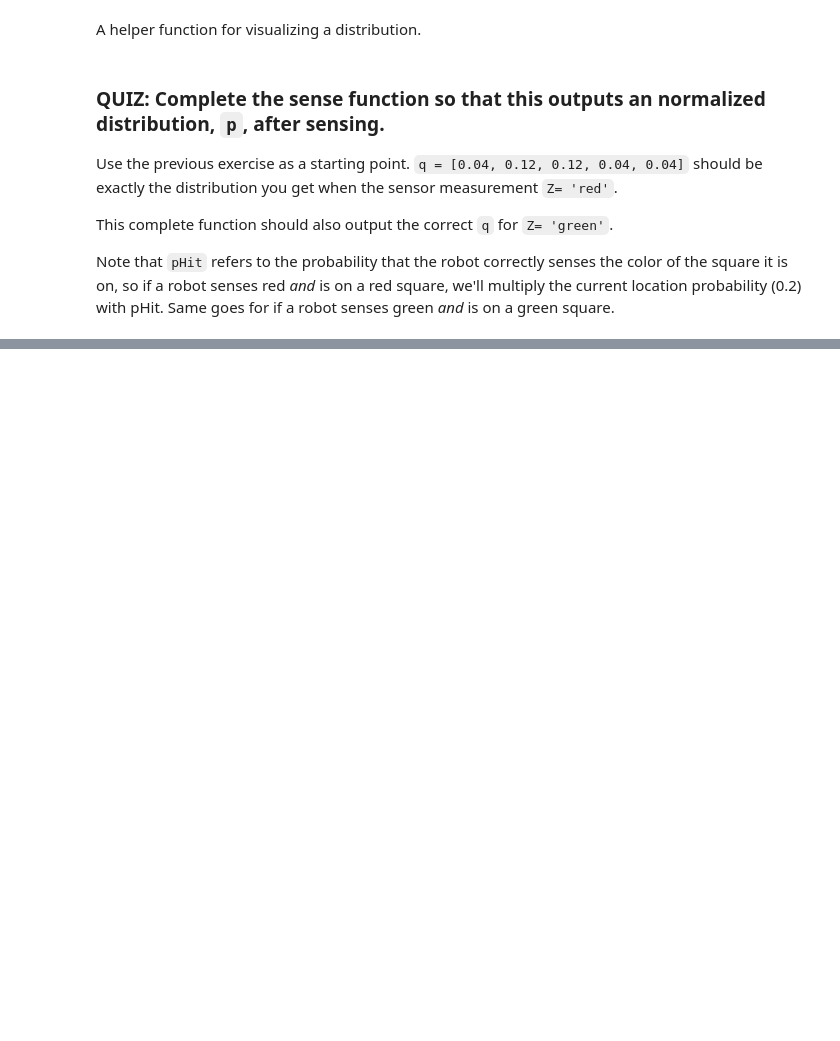
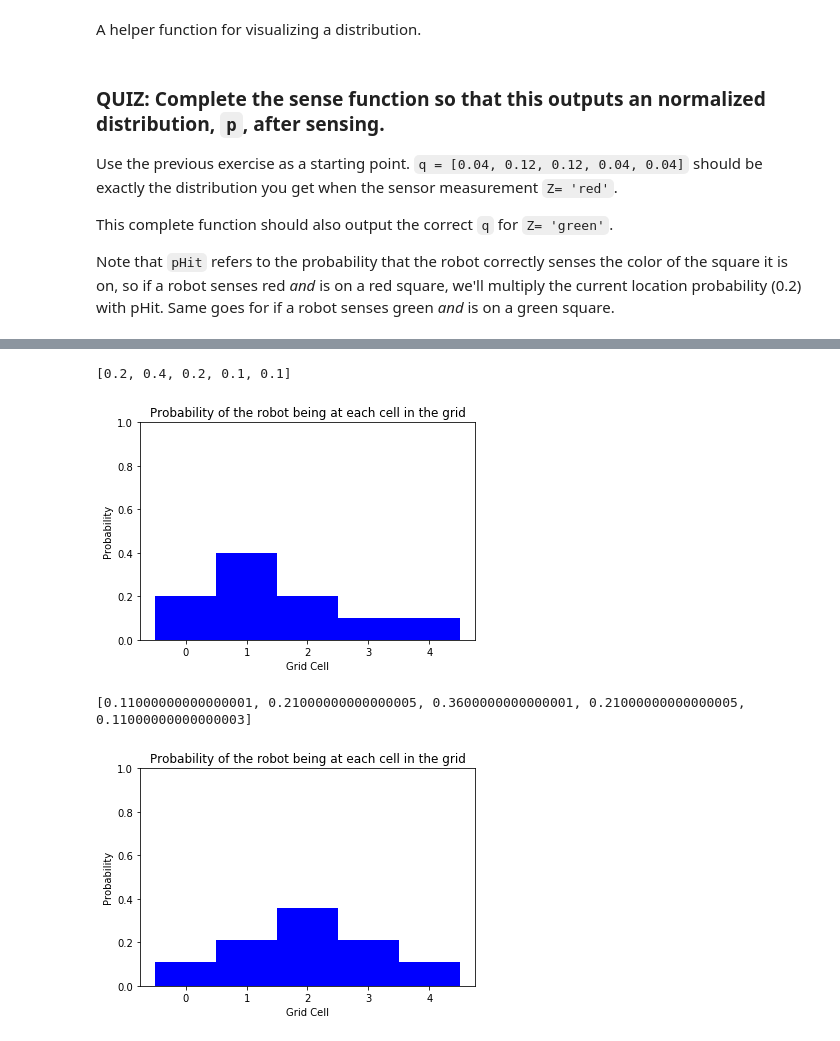
Before and after one commit to fatmirboja/object-tracking, a Jupyter notebook: 1d-robot-world/1. Sense Function.ipynb, the cells around one changed output, grey strips where cells are left out. Drawn from its saved outputs; the diff is of its cells as text; code cells hidden in the pictures; blank space fills up the shorter version.

```diff
--- a/1d-robot-world/1. Sense Function.ipynb
+++ b/1d-robot-world/1. Sense Function.ipynb
@@ -75,0 +132,20 @@ display_map(q)
+# %%
+## Modify the move function to accommodate the added robabilities of overshooting or undershooting
+pExact = 0.8
+pOvershoot = 0.1
+pUndershoot = 0.1
+
+def move(p, U):
+    q = []
+    for i in range(len(p)):
+        index = (i-U)
+        nextIndex = index + 1
+        prevIndex = index - 1
+
+        s = pExact * p[index]
+        s += pOvershoot * p[nextIndex]
+        s += pUndershoot * p[prevIndex]
+
+        q.append(s)
+
+    return q
@@ -75,0 +164,13 @@ display_map(q)
+# %%
+p=[0.2, 0.4, 0.2, 0.1, 0.1]
+print(p)
+display_map(p)
+
+p = move(p,1)
+print(p)
+display_map(p)
+# %% [output]
+[0.2, 0.4, 0.2, 0.1, 0.1]
+[figure, added]
+[0.11000000000000001, 0.21000000000000005, 0.3600000000000001, 0.21000000000000005, 0.11000000000000003]
+[figure, added]
```
Also changed, not shown: parts of 14 cells of this notebook.
